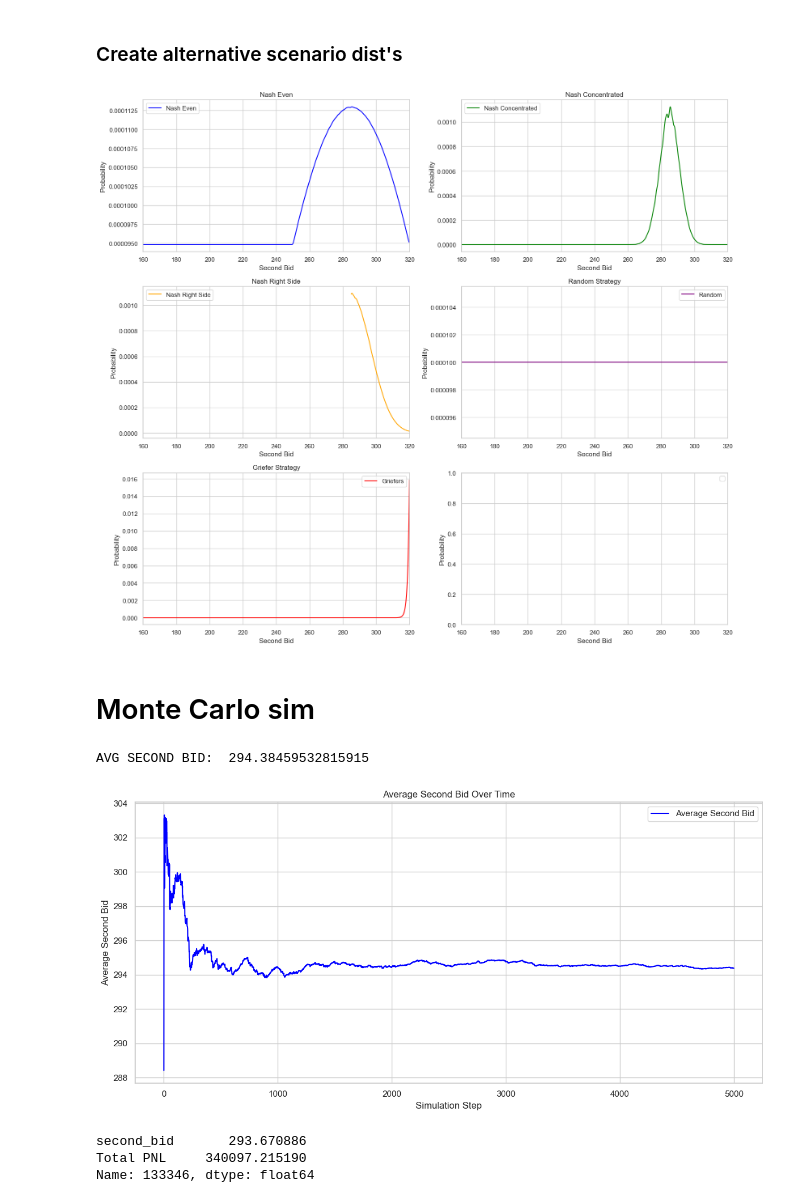
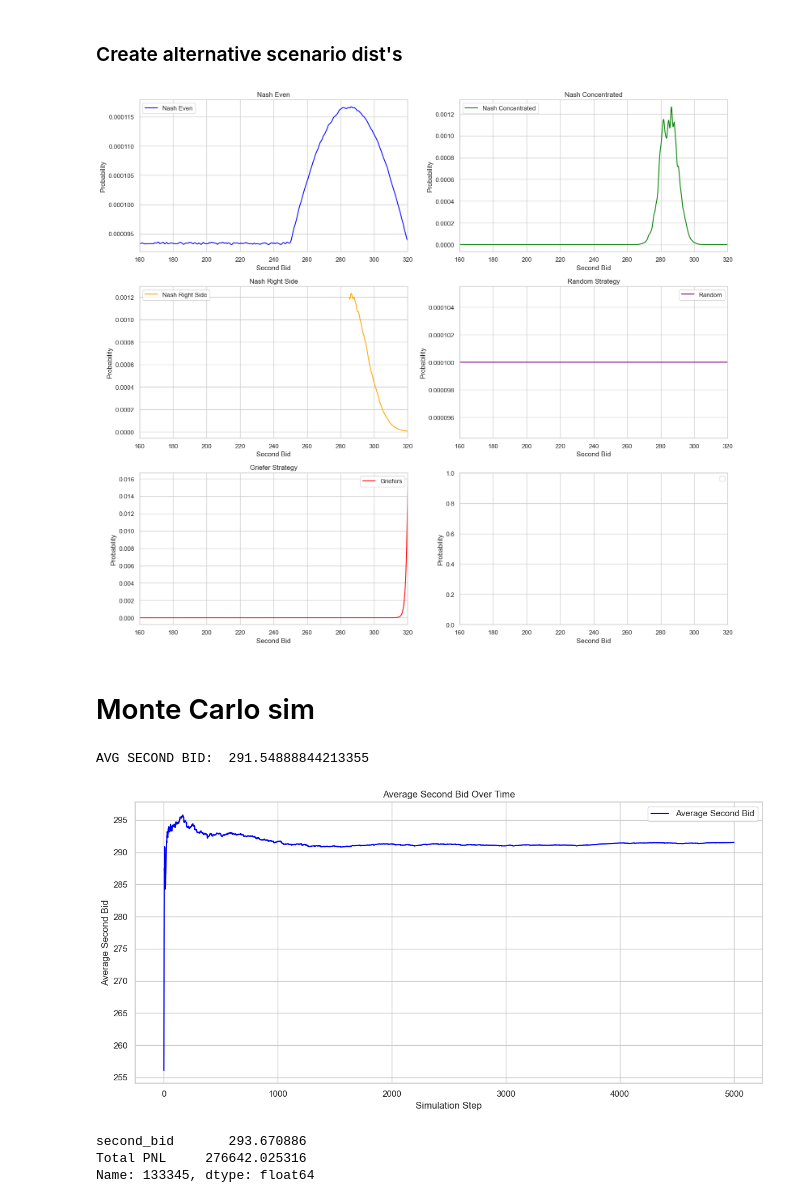
Before and after one commit to chrispyroberts/imc-prosperity-3, a Jupyter notebook: ROUND 3/manualn.ipynb, the cells around one changed output. Cells and saved outputs as stored; diff of their text form; code cells hidden in the pictures.

Commit message:
fixed plots w new sampling

```diff
--- a/ROUND 3/manualn.ipynb
+++ b/ROUND 3/manualn.ipynb
@@ -13,16 +13,22 @@ N_TURTLES = 5000 # ~ real will be around 2k
 
 # === Reserve Price Distribution ===
 def sample_reserve_prices(n):
+    # low = np.random.uniform(160, 200, size=n // 2)
+    # high = np.random.uniform(250, 320, size=n - n // 2)
+    # return np.concatenate([low, high])
+    samples = []
+    while len(samples) < n:
+        vals = np.random.uniform(160, 320, size=n)
+        # Keep only values outside the 200–250 range
+        valid = vals[(vals < 200) | (vals > 250)]
+        samples.extend(valid.tolist())
+    return np.array(samples[:n])
+
+# === Reserve Price Distribution ===
+def sample_reserve_prices_naive(n):
     low = np.random.uniform(160, 200, size=n // 2)
     high = np.random.uniform(250, 320, size=n - n // 2)
     return np.concatenate([low, high])
-    # samples = []
-    # while len(samples) < n:
-    #     vals = np.random.uniform(160, 320, size=n)
-    #     # Keep only values outside the 200–250 range
-    #     valid = vals[(vals < 200) | (vals > 250)]
-    #     samples.extend(valid.tolist())
-    # return np.array(samples[:n])
 
 def sample_continuous(n):
     return np.random.uniform(160, 320, size = n)
@@ -377,7 +383,7 @@ for ax in axs:
 fig.tight_layout()
 plt.show()
 # %% [output]
-[figure, old version]
+[figure, new version]
 # %% [markdown]
 # Monte Carlo sim
 # %%
@@ -393,11 +399,11 @@ reserve_prices = sample_reserve_prices(N_TURTLES)
 import random
 
 strategies = [
-    ("nash", 0.1),
-    ("nash_conc", 0.20),
+    ("nash", 0.10),
+    ("nash_conc", 0.30),
     ("nash_right", 0.60),
     ("random", 0.01),
-    ("grief", 0.30),
+    ("grief", 0.20),
 ]
 
 # Normalize weights
@@ -450,35 +456,35 @@ for sim_1 in tqdm(range(N_SIMULATIONS), desc="Simulating"):
     })
 
 print("AVG SECOND BID: ", np.mean(avg_second_bids))
 
 # Convert results to DataFrame
 df_results_2p_nash = pd.DataFrame(results)
 
 # Plot average second bid over time
 plt.figure(figsize=(12, 6))
 plt.plot(df_results_2p_nash["n"], df_results_2p_nash["avg_second_bid"], label="Average Second Bid", color='blue')
 plt.title("Average Second Bid Over Time")
 plt.xlabel("Simulation Step")
 plt.ylabel("Average Second Bid")
 plt.grid(True)
 plt.legend()
 plt.tight_layout()
 plt.show()
 
 tolerance = 1  # allowable deviation for filtering
 
 # Filter DataFrame for matches on first bid and avg second bid
 filtered_df = df_results_2p[
     (np.isclose(df_results_2p["first_bid"], 200, atol=tolerance)) &
     (np.isclose(df_results_2p["avg_second_bid"], np.mean(avg_second_bids), atol=tolerance))
 ]
 
 # Find the optimal second bid (max PNL)
 optimal_row = filtered_df.sort_values("Total PNL", ascending=False).iloc[0][["second_bid", "Total PNL"]]
 optimal_row
 # %% [output]
-AVG SECOND BID:  294.38459532815915
+AVG SECOND BID:  291.54888844213355
-[figure, old version]
+[figure, new version]
 second_bid       293.670886
-Total PNL     340097.215190
-Name: 133346, dtype: float64
+Total PNL     276642.025316
+Name: 133345, dtype: float64
```
Also changed, not shown: parts of 7 cells of this notebook.
